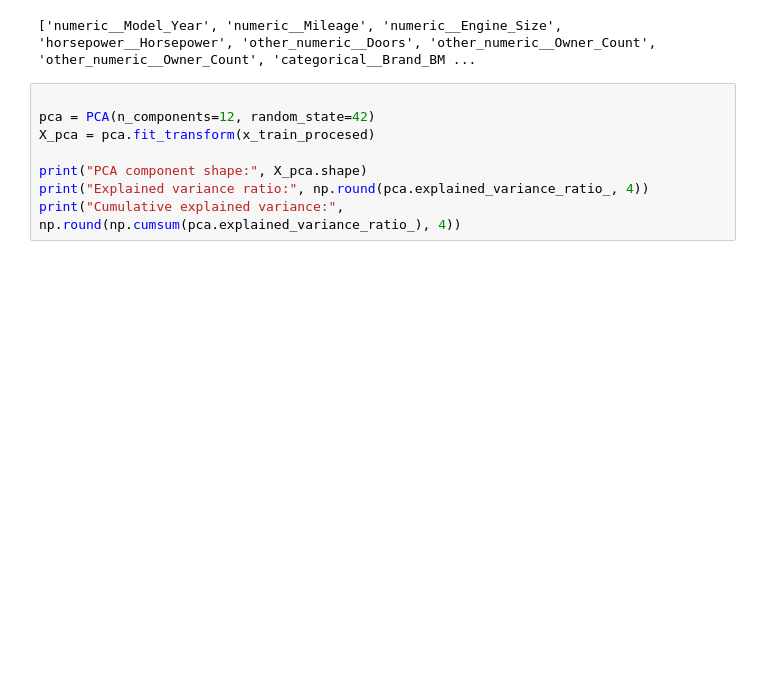
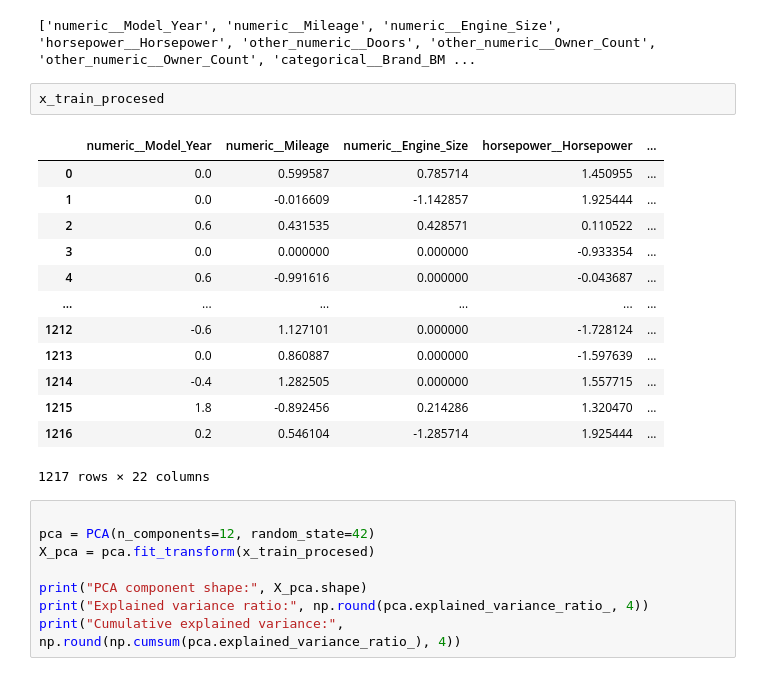
Before and after one commit to FinalFinalV2/Feature-Engineering-Building-ML-Pipeline-, a Jupyter notebook: analysis.ipynb, the cells around one changed output. Drawn from its saved outputs; the diff is of its cells as text; blank space fills up the shorter version.

```diff
--- a/analysis.ipynb
+++ b/analysis.ipynb
@@ -687,6 +687,22 @@ x_train_procesed.to_csv('processed_data.csv', index=False)
 print(x_train_procesed.columns.tolist())
 # %% [output]
 ['numeric__Model_Year', 'numeric__Mileage', 'numeric__Engine_Size', 'horsepower__Horsepower', 'other_numeric__Doors', 'other_numeric__Owner_Count', 'other_numeric__Owner_Count', 'categorical__Brand_BM ...
+# %%
+x_train_procesed
+# %% [output]
+|  | numeric__Model_Year | numeric__Mileage | numeric__Engine_Size | horsepower__Horsepower | ... |
+| 0 | 0.0 | 0.599587 | 0.785714 | 1.450955 | ... |
+| 1 | 0.0 | -0.016609 | -1.142857 | 1.925444 | ... |
+| 2 | 0.6 | 0.431535 | 0.428571 | 0.110522 | ... |
+| 3 | 0.0 | 0.000000 | 0.000000 | -0.933354 | ... |
+| 4 | 0.6 | -0.991616 | 0.000000 | -0.043687 | ... |
+| ... | ... | ... | ... | ... | ... |
+| 1212 | -0.6 | 1.127101 | 0.000000 | -1.728124 | ... |
+| 1213 | 0.0 | 0.860887 | 0.000000 | -1.597639 | ... |
+| 1214 | -0.4 | 1.282505 | 0.000000 | 1.557715 | ... |
+| 1215 | 1.8 | -0.892456 | 0.214286 | 1.320470 | ... |
+| 1216 | 0.2 | 0.546104 | -1.285714 | 1.925444 | ... |
+1217 rows × 22 columns
 # %%
 
 pca = PCA(n_components=12, random_state=42)
```
Also changed, not shown: parts of 1 cell of this notebook.
